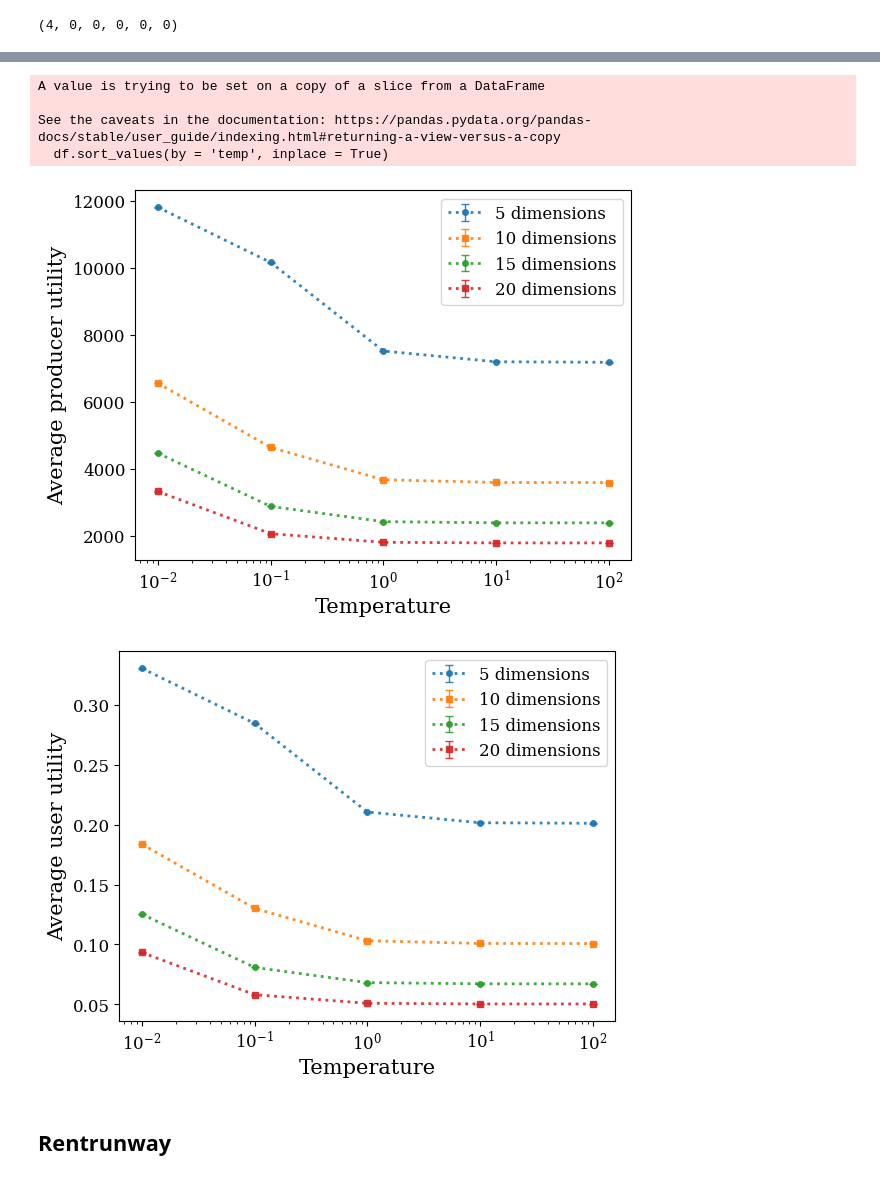
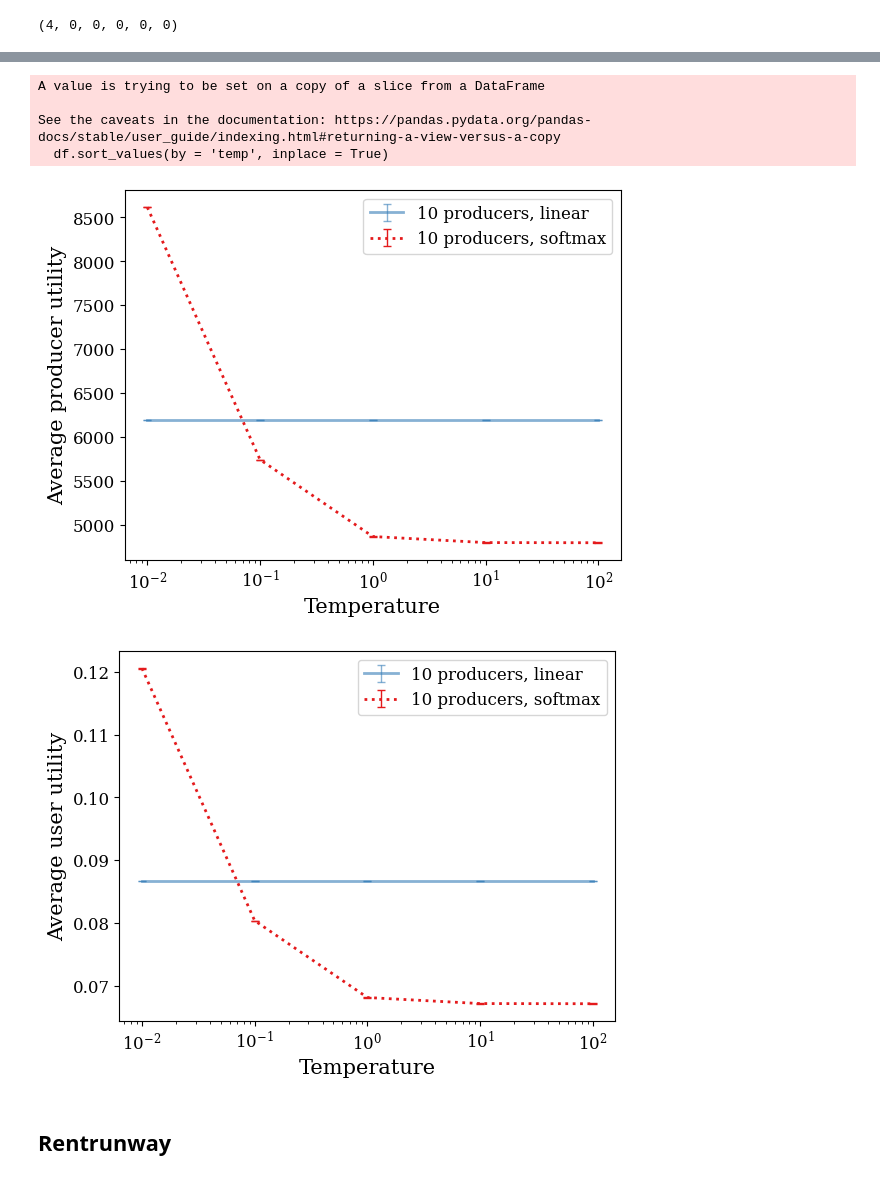
Before and after one commit to krishnacharya/recsys_eq, a Jupyter notebook: notebooks/utilities-tempvar-nprodcurvesndimcurves-nrips.ipynb, the cells around one changed output, grey strips where cells are left out. Drawn from its saved outputs; the diff is of its cells as text; code cells hidden in the pictures.

Commit message:
adds util lin vs sm

```diff
--- a/notebooks/utilities-tempvar-nprodcurvesndimcurves-nrips.ipynb
+++ b/notebooks/utilities-tempvar-nprodcurvesndimcurves-nrips.ipynb
@@ -25,6 +25,8 @@ plt.rcParams.update({
 utils = ['avg_prod_util', 'avg_user_util']
 # %%
 nprodlist = [5,10,50]
+# %%
+nprod = 10
 # %%
 def df_agg_utils(df, temp:int): # also in src/plotting.py
   '''
@@ -78,12 +100,14 @@ See the caveats in the documentation: https://pandas.pydata.org/pandas-docs/stab
+# %%
+plot_utils_tempvar_prodcurves_linvssm(dict_df, df_linear, [nprod], '../plots/util-temps-nprodcurves/amznmusic_linvssm_')
+# %% [output]
+A value is trying to be set on a copy of a slice from a DataFrame
+
+See the caveats in the documentation: https://pandas.pydata.org/pandas-docs/stable/user_guide/indexing.html#returning-a-view-versus-a-copy
+  df.sort_values(by = 'temp', inplace = True)
+[figure, added]
+[figure, added]
 # %%
-plot_utils_tempvar_dimcurves__errbar(dict_df, '../plots/util-temps-ndimcurves/amznmusic_')
+# plot_utils_tempvar_dimcurves__errbar(dict_df, '../plots/util-temps-ndimcurves/amznmusic_')
-# %% [output]
-A value is trying to be set on a copy of a slice from a DataFrame
-
-See the caveats in the documentation: https://pandas.pydata.org/pandas-docs/stable/user_guide/indexing.html#returning-a-view-versus-a-copy
-  df.sort_values(by = 'temp', inplace = True)
-[figure, removed]
-[figure, removed]
 # %% [markdown]
 ## Rentrunway
 # %%
```
Also changed, not shown: parts of 15 cells of this notebook, 23 other files.
